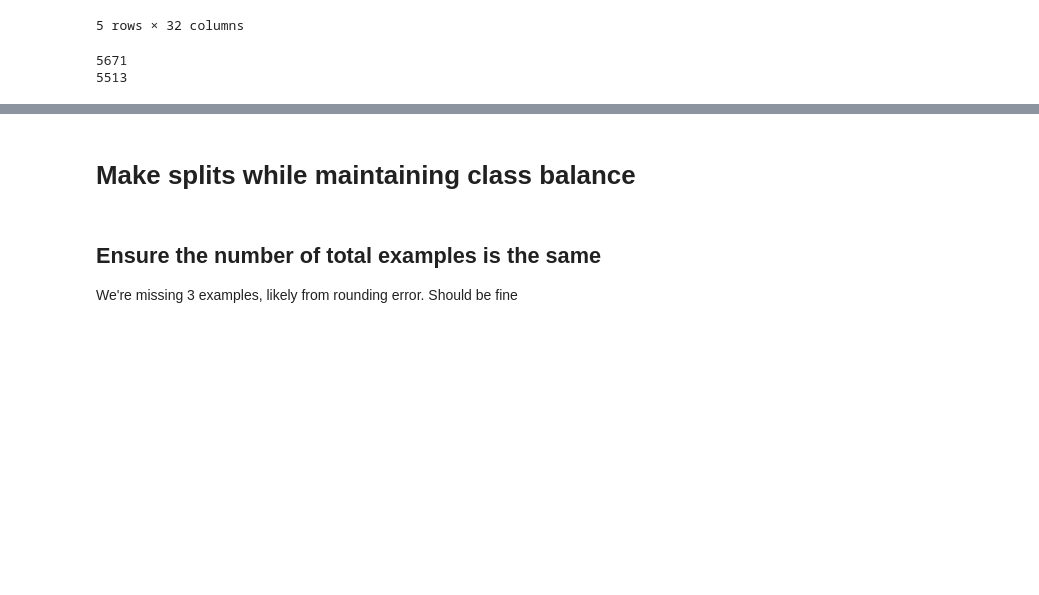
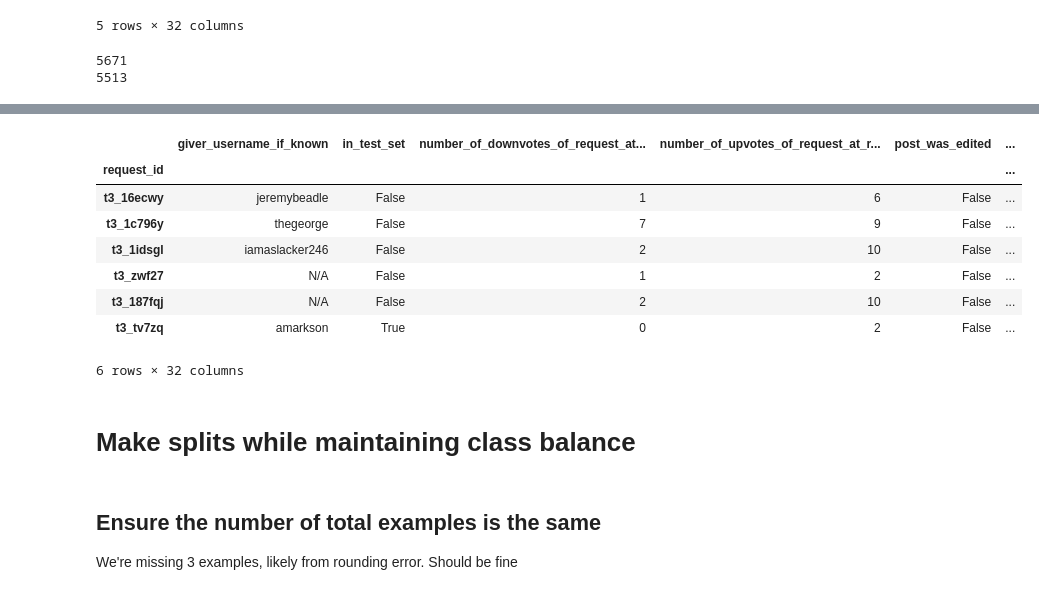
Before and after one commit to clarezhu/cs221-pizza, a Jupyter notebook: ingest_and_split.ipynb, the cells around one changed output, grey strips where cells are left out. Saved outputs shown, nothing was run; the diff lists cells and outputs as text; code cells hidden in the pictures; blank space fills up the shorter version.

```diff
--- a/ingest_and_split.ipynb
+++ b/ingest_and_split.ipynb
@@ -58,3 +58,6 @@ print(len(data))
 # %% [output]
 5671
 5513
+# %%
+givers = data.giver_username_if_known.unique()
+givers
@@ -61,3 +82,15 @@ print(len(data))
+# %%
+data[data.requester_username.isin(givers)]
+# %% [output]
+|  | giver_username_if_known | in_test_set | number_of_downvotes_of_request_at... | number_of_upvotes_of_request_at_r... | post_was_edited | ... |
+| request_id |  |  |  |  |  | ... |
+| t3_16ecwy | jeremybeadle | False | 1 | 6 | False | ... |
+| t3_1c796y | thegeorge | False | 7 | 9 | False | ... |
+| t3_1idsgl | iamaslacker246 | False | 2 | 10 | False | ... |
+| t3_zwf27 | N/A | False | 1 | 2 | False | ... |
+| t3_187fqj | N/A | False | 2 | 10 | False | ... |
+| t3_tv7zq | amarkson | True | 0 | 2 | False | ... |
+6 rows × 32 columns
 # %% [markdown]
 # Make splits while maintaining class balance
 # %%
```
Also changed, not shown: parts of 1 cell of this notebook.
